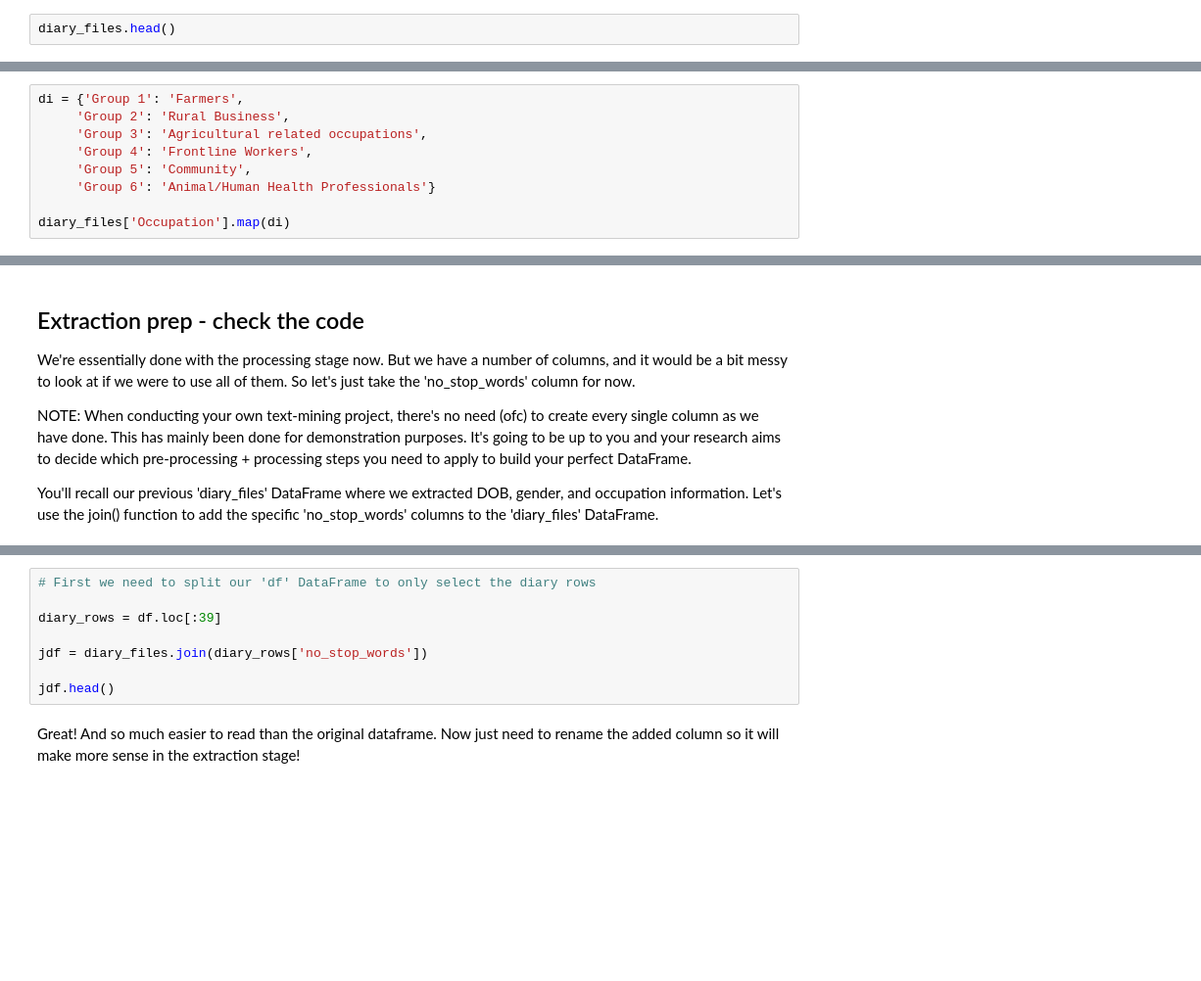
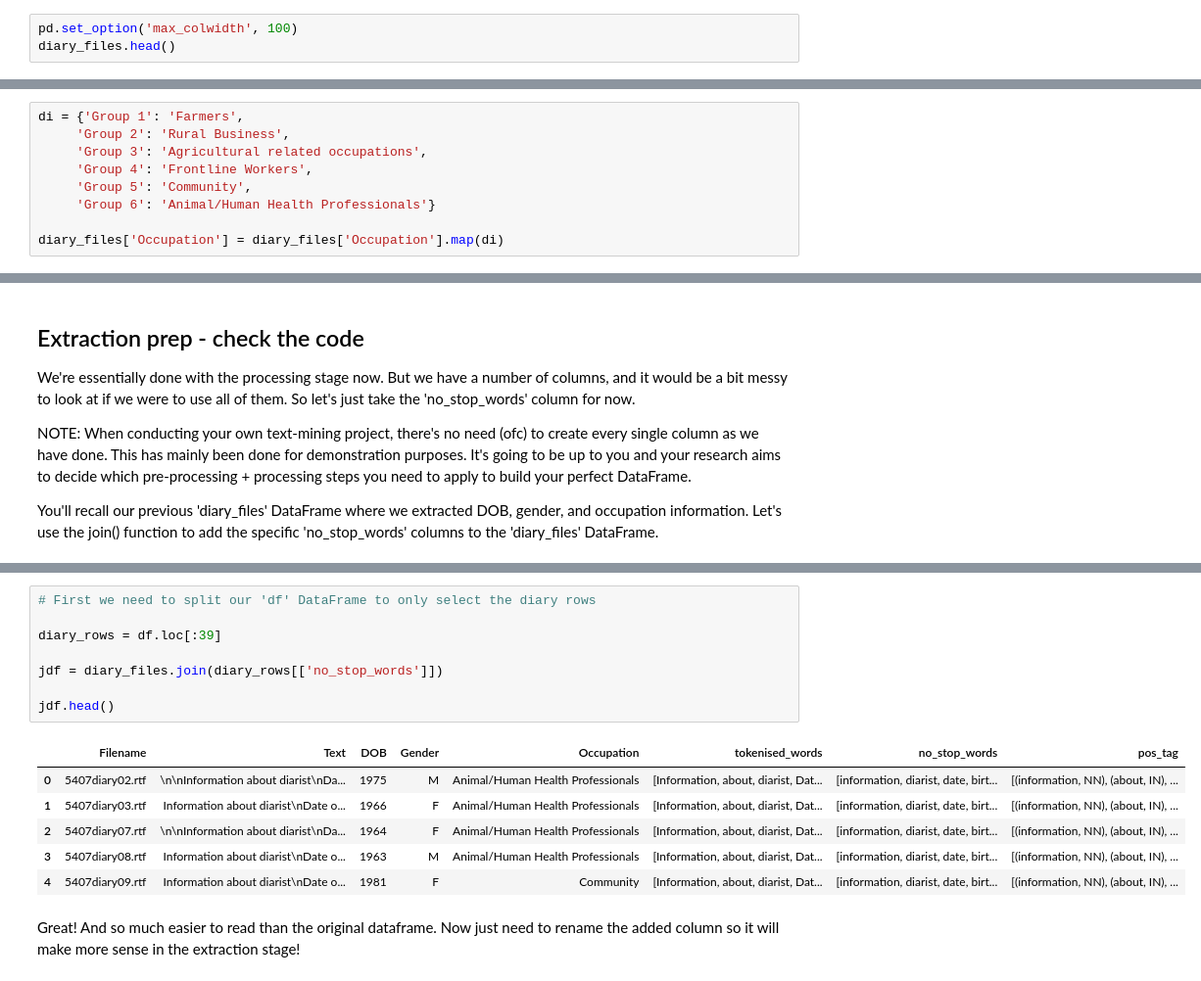
Before and after one commit to UKDataServiceOpen/Text-Mining-Health, a Jupyter notebook: Python_code/Processing.ipynb, the cells around one changed output, grey strips where cells are left out. Shown at 98% size. Saved outputs shown, nothing was run; the diff lists cells and outputs as text; blank space fills up the shorter version.

```diff
--- a/Python_code/Processing.ipynb
+++ b/Python_code/Processing.ipynb
@@ -203,6 +222,7 @@ Try using .loc[row_indexer,col_indexer] = value instead
 See the caveats in the documentation: https://pandas.pydata.org/pandas-docs/stable/user_guide/indexing.html#returning-a-view-versus-a-copy
   diary_files['DOB'] = diary_files['Text'].str.extract(r'(\b\d{4}\b)')
 # %%
+pd.set_option('max_colwidth', 100)
 diary_files.head()
 # %% [output]
 |  | Filename | Text | DOB |
@@ -279,5 +277,5 @@ di = {'Group 1': 'Farmers',
      'Group 5': 'Community',
      'Group 6': 'Animal/Human Health Professionals'}
 
-diary_files['Occupation'].map(di)
+diary_files['Occupation'] = diary_files['Occupation'].map(di)
 # %% [output]
@@ -985,11 +1017,18 @@ df.head()
 # %%
 # First we need to split our 'df' DataFrame to only select the diary rows
 
 diary_rows = df.loc[:39]
 
-jdf = diary_files.join(diary_rows['no_stop_words'])
+jdf = diary_files.join(diary_rows[['no_stop_words']])
 
 jdf.head()
+# %% [output]
+|  | Filename | Text | DOB | Gender | Occupation | tokenised_words | no_stop_words | pos_tag |
+| 0 | 5407diary02.rtf | \n\nInformation about diarist\nDa... | 1975 | M | Animal/Human Health Professionals | [Information, about, diarist, Dat... | [information, diarist, date, birt... | [(information, NN), (about, IN), ... |
+| 1 | 5407diary03.rtf | Information about diarist\nDate o... | 1966 | F | Animal/Human Health Professionals | [Information, about, diarist, Dat... | [information, diarist, date, birt... | [(information, NN), (about, IN), ... |
+| 2 | 5407diary07.rtf | \n\nInformation about diarist\nDa... | 1964 | F | Animal/Human Health Professionals | [Information, about, diarist, Dat... | [information, diarist, date, birt... | [(information, NN), (about, IN), ... |
+| 3 | 5407diary08.rtf | Information about diarist\nDate o... | 1963 | M | Animal/Human Health Professionals | [Information, about, diarist, Dat... | [information, diarist, date, birt... | [(information, NN), (about, IN), ... |
+| 4 | 5407diary09.rtf | Information about diarist\nDate o... | 1981 | F | Community | [Information, about, diarist, Dat... | [information, diarist, date, birt... | [(information, NN), (about, IN), ... |
 # %% [markdown]
 Great! And so much easier to read than the original dataframe. Now just need to rename the added column so it will make more sense in the extraction stage!
 # %%
```
Also changed, not shown: parts of 21 cells of this notebook, 2 other files.
